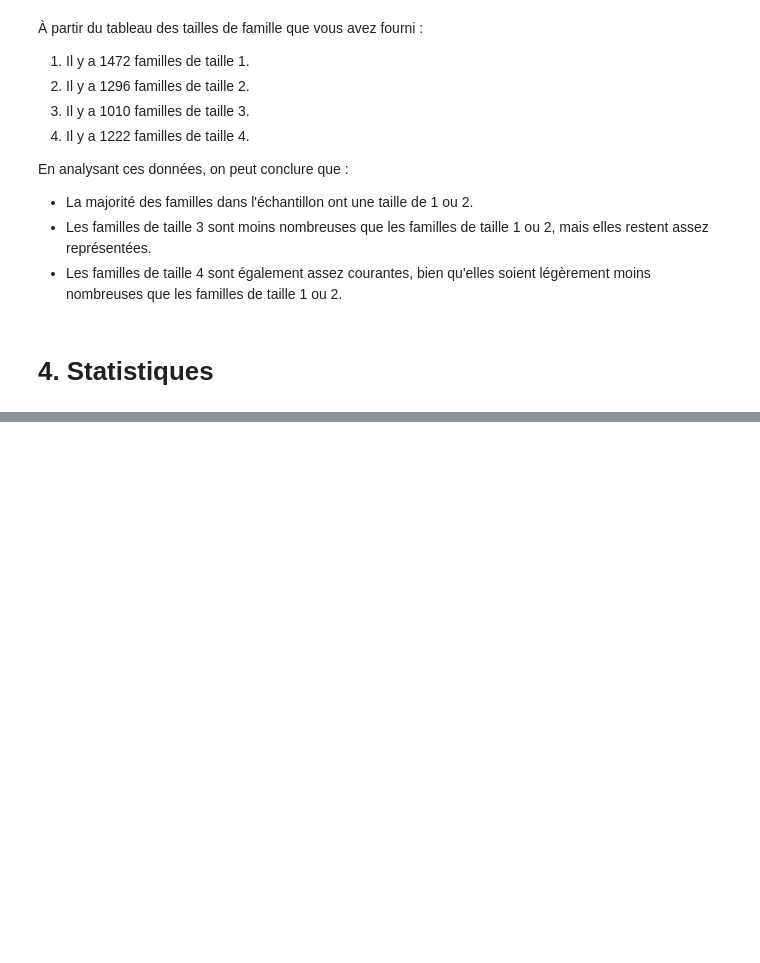
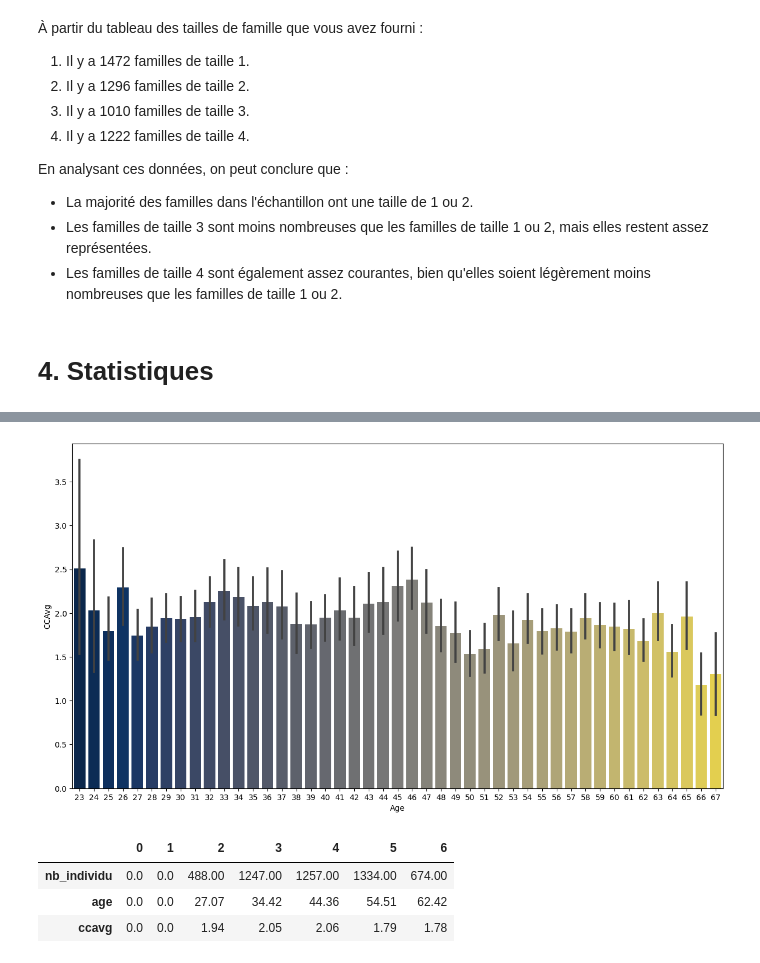
Before and after one commit to ImadElMaftouhi/Projet_dataMining, a Jupyter notebook: clustering.ipynb, the cells around one changed output, grey strips where cells are left out. Saved outputs shown, nothing was run; the diff lists cells and outputs as text; code cells hidden in the pictures; blank space fills up the shorter version.

```diff
--- a/clustering.ipynb
+++ b/clustering.ipynb
@@ -458,0 +461,2 @@ En analysant ces données, on peut conclure que :
+# %%
+age_ccavg = df[subset := ['Age', 'CCAvg']]
@@ -458,0 +490,8 @@ En analysant ces données, on peut conclure que :
+# %%
+plt.figure(figsize = (15,8))
+
+sns.barplot(data = age_ccavg, y = 'CCAvg', x = 'Age' ,palette=palettes[8])
+
+plt.show()
+# %% [output]
+[figure, added]
@@ -458,0 +534,11 @@ En analysant ces données, on peut conclure que :
+# %%
+age_ccavg_df, nb_tranche = age_ccavg_tranche(age_ccavg)
+
+age_ccavg_df = pd.DataFrame(age_ccavg_df, columns=['nb_individu', 'age', 'ccavg'])
+
+display(age_ccavg_df.T)
+# %% [output]
+|  | 0 | 1 | 2 | 3 | 4 | 5 | 6 |
+| nb_individu | 0.0 | 0.0 | 488.00 | 1247.00 | 1257.00 | 1334.00 | 674.00 |
+| age | 0.0 | 0.0 | 27.07 | 34.42 | 44.36 | 54.51 | 62.42 |
+| ccavg | 0.0 | 0.0 | 1.94 | 2.05 | 2.06 | 1.79 | 1.78 |
```
Also changed, not shown: parts of 22 cells of this notebook.
